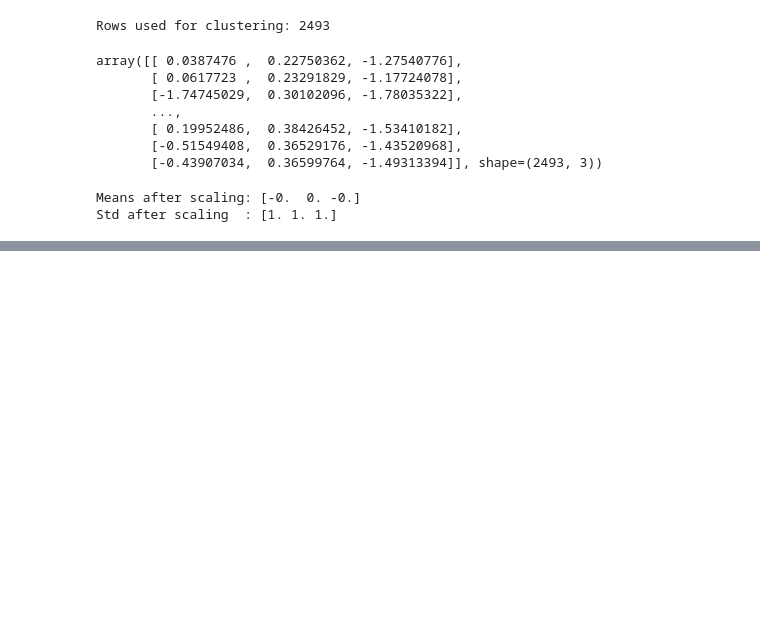
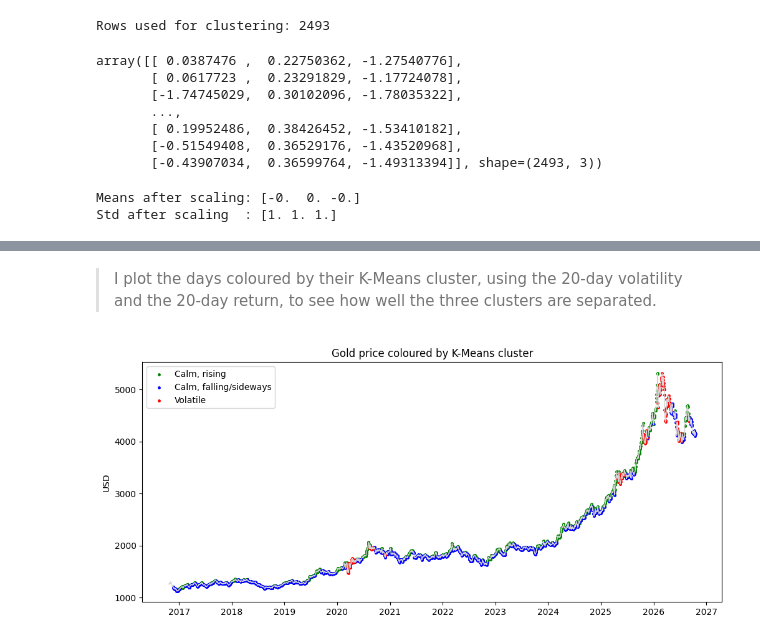
Before and after one commit to ghaflareda-ds/gold_forecast_yahoo_finance, a Jupyter notebook: Gold Forecast.ipynb, the cells around one changed output, grey strips where cells are left out. Saved outputs shown, nothing was run; the diff lists cells and outputs as text; code cells hidden in the pictures; blank space fills up the shorter version.

```diff
--- a/Gold Forecast.ipynb
+++ b/Gold Forecast.ipynb
@@ -611,0 +732,20 @@ Std after scaling  : [1. 1. 1.]
+# %% [markdown]
+> I plot the days coloured by their K-Means cluster, using the 20-day volatility and the 20-day return, to see how well the three clusters are separated.
+# %%
+
+names = {0: 'Calm, rising', 1: 'Calm, falling/sideways', 2: 'Volatile'}
+colours = {0: 'green', 1: 'blue', 2: 'red'}
+
+# Gold closing price coloured by K-Means cluster
+plt.figure(figsize=(12, 5))
+plt.plot(gold.index, gold['Close'], color='lightgrey', linewidth=1)
+for cluster, name in names.items():
+    days = cluster_data[cluster_data['KMeans_Cluster'] == cluster]
+    plt.scatter(days.index, gold.loc[days.index, 'Close'], s=6, color=colours[cluster], label=name)
+
+plt.title('Gold price coloured by K-Means cluster')
+plt.ylabel('USD')
+plt.legend()
+plt.show()
+# %% [output]
+[figure, added]
```
Also changed, not shown: parts of 23 cells of this notebook.
